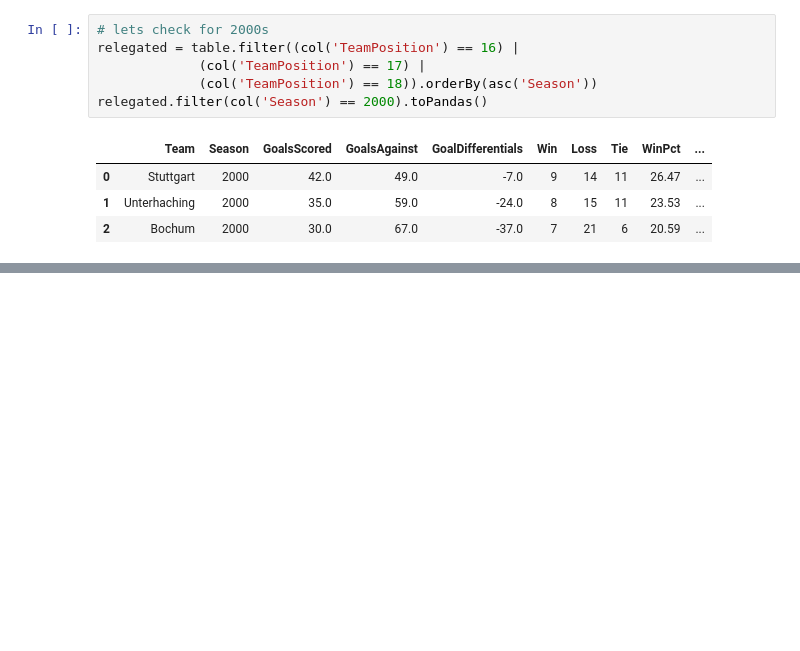
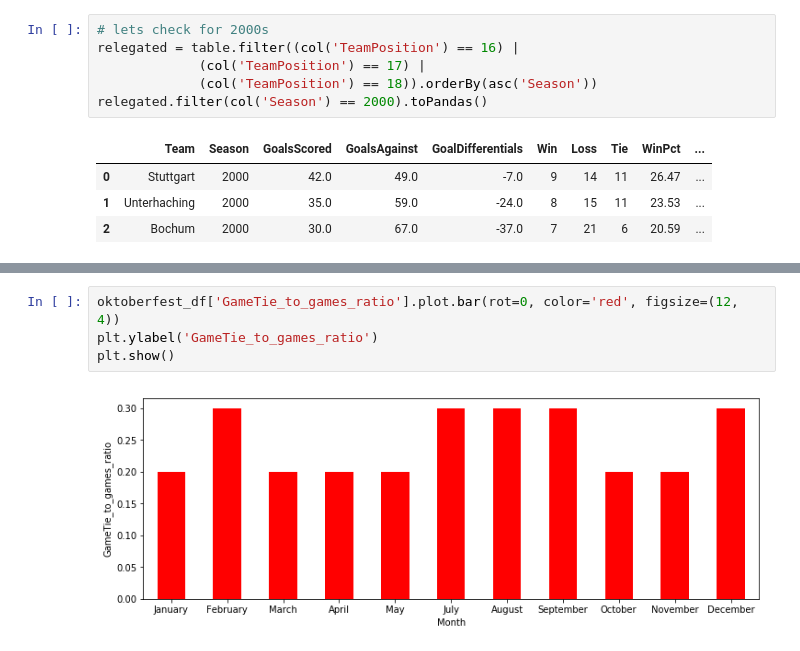
Before and after one commit to henokyemam/Wrangling_PySpark, a Jupyter notebook: 02_SparkTraining.ipynb, the cells around one changed output, grey strips where cells are left out. Cells and saved outputs as stored; diff of their text form; blank space fills up the shorter version.

```diff
--- a/02_SparkTraining.ipynb
+++ b/02_SparkTraining.ipynb
@@ -218,0 +230,6 @@ relegated.filter(col('Season') == 2001).filter(col('Team') == 'Stuttgard').count
+# %%
+oktoberfest_df['GameTie_to_games_ratio'].plot.bar(rot=0, color='red', figsize=(12, 4))
+plt.ylabel('GameTie_to_games_ratio')
+plt.show()
+# %% [output]
+[figure, added]
```
Also changed, not shown: parts of 18 cells of this notebook.
